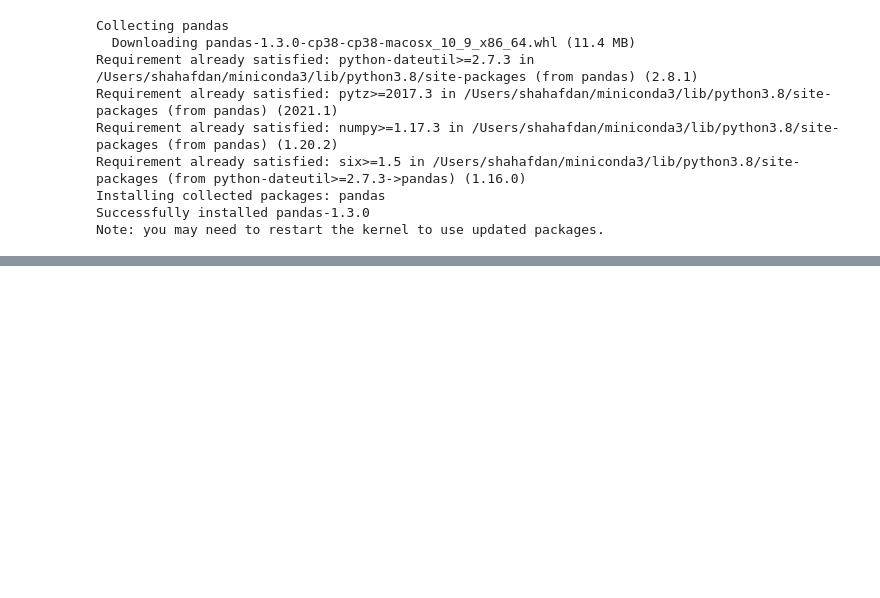
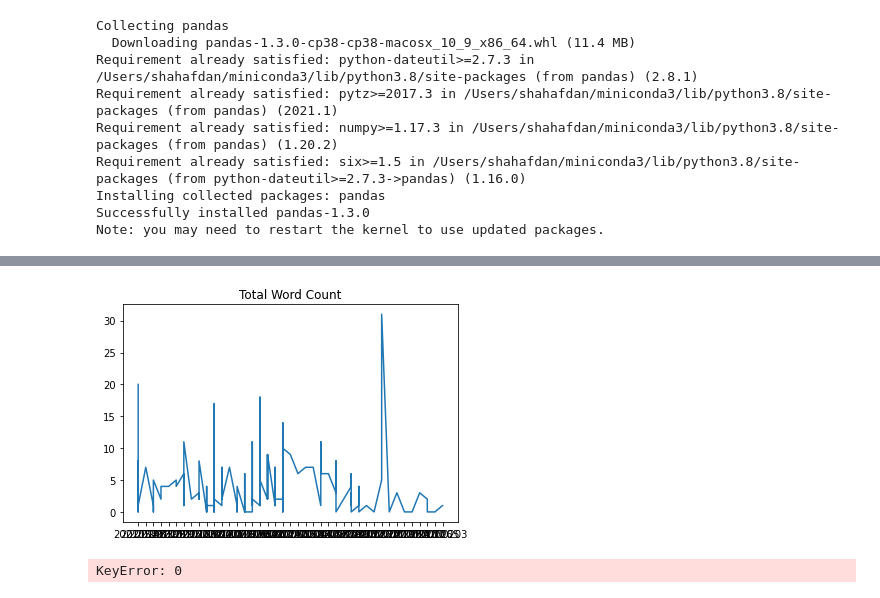
Before and after one commit to BU-Spark/summer2021internship, a Jupyter notebook: City Of Boston/sampan/analysis.ipynb, the cells around one changed output, grey strips where cells are left out. Drawn from its saved outputs; the diff is of its cells as text; code cells hidden in the pictures; blank space fills up the shorter version.

```diff
--- a/City Of Boston/sampan/analysis.ipynb
+++ b/City Of Boston/sampan/analysis.ipynb
@@ -106,2 +146,54 @@ for y in ys:
 [figure]
 [figure]
+# %%
+#TOTAL WORD COUNT OF ALL CATEGORIES
+plt.plot(x, totaly)
+plt.title("Total Word Count")
+plt.show()
+# %% [output]
+[figure, added]
+# %%
+#for each category:
+    # get all hashmaps per article
+    # add all words for general hasmap
+    # print hashmap out without zeroes
+
+#cat_data_count is a list of elements (length = number of articles)
+    #each element is a list of items (length = number of categories)
+        #each item is a tuple (length = 2)
+            #each tuple contains:
+            # 1) count of words from the categorical word bank
+            # 2) hashmap (dictionary) of occurences per word in that categorical word bank
+
+#DEFINE: function to add one hashmap of the same structure to a master hm
+def add_hm_to_master(hms, mini, categ):
+    master = hms[categ]
+    for i in range(len(mini)):
+        master[i][1] += mini[i][1]
+    hms[categ] = master
+
+
+
+#TODO:
+    #ignore commas, period, etc. when analysing words
+    #mord graphics
+    #bigger sized graphs (wider)
+
+#begin by initiating 5 empty dictionaries/HMs
+hms = []
+for categ in categ_data:
+    d = []
+    for word in categ:
+        t = (word, 0)
+        d.append(t)
+    hms.append(d) #add the empty hm to the list of empty hms
+
+#now we have 5 empty dictionaries
+e = 0
+for e in range(len(cat_data_count)): #per article
+    i = 0
+    for i in range(len(cat_data_count[0])): #since there are 5 categories
+        hm = cat_data_count[e][i][1] #access the hashmap, second[1] element in the hashmap located at [e][i]
+        hms = add_hm_to_master(hms, hm, i)
+# %% [output]
+KeyError: 0
```
Also changed, not shown: parts of 5 cells of this notebook, 4 other files.
